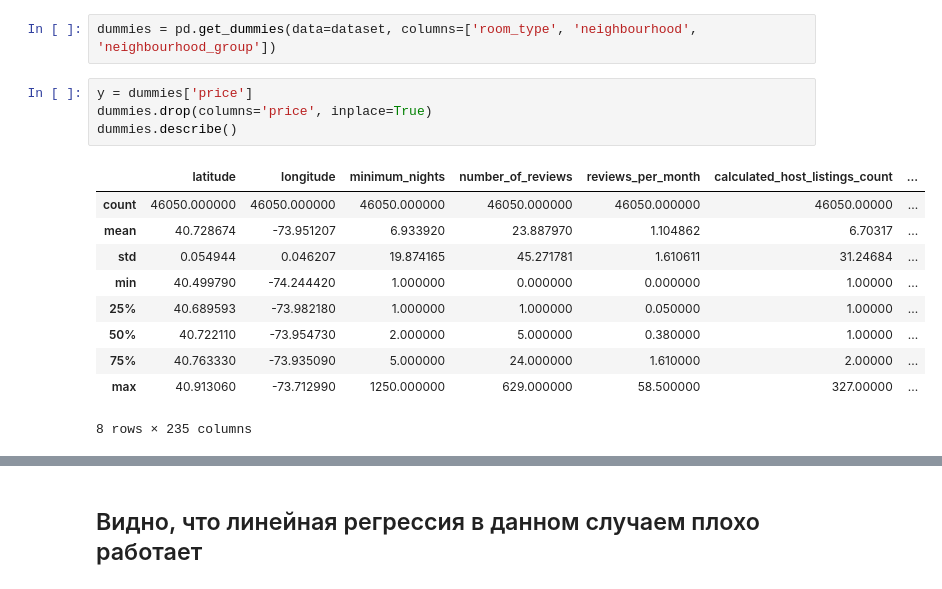
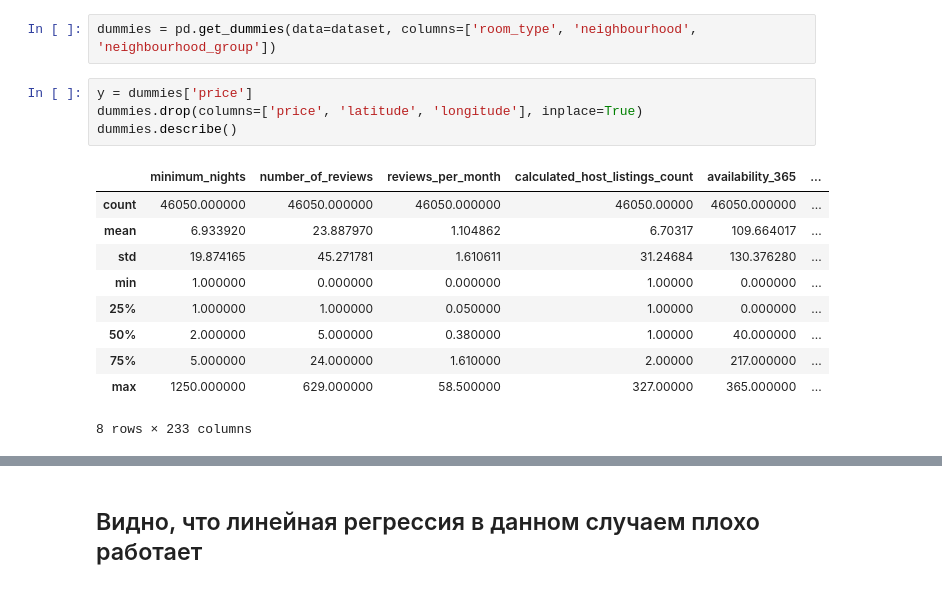
Before and after one commit to TefloniusMonk/intro, a Jupyter notebook: notebooks/air_bnb.ipynb, the cells around one changed output, grey strips where cells are left out. Cells and saved outputs as stored; diff of their text form.

```diff
--- a/notebooks/air_bnb.ipynb
+++ b/notebooks/air_bnb.ipynb
@@ -198,19 +226,19 @@ dataset.sort_values(by='relative_dist',ascending=False).head()
 dummies = pd.get_dummies(data=dataset, columns=['room_type', 'neighbourhood', 'neighbourhood_group'])
 # %%
 y = dummies['price']
-dummies.drop(columns='price', inplace=True)
+dummies.drop(columns=['price', 'latitude', 'longitude'], inplace=True)
 dummies.describe()
 # %% [output]
-|  | latitude | longitude | minimum_nights | number_of_reviews | reviews_per_month | calculated_host_listings_count | ... |
-| count | 46050.000000 | 46050.000000 | 46050.000000 | 46050.000000 | 46050.000000 | 46050.00000 | ... |
-| mean | 40.728674 | -73.951207 | 6.933920 | 23.887970 | 1.104862 | 6.70317 | ... |
-| std | 0.054944 | 0.046207 | 19.874165 | 45.271781 | 1.610611 | 31.24684 | ... |
-| min | 40.499790 | -74.244420 | 1.000000 | 0.000000 | 0.000000 | 1.00000 | ... |
-| 25% | 40.689593 | -73.982180 | 1.000000 | 1.000000 | 0.050000 | 1.00000 | ... |
-| 50% | 40.722110 | -73.954730 | 2.000000 | 5.000000 | 0.380000 | 1.00000 | ... |
-| 75% | 40.763330 | -73.935090 | 5.000000 | 24.000000 | 1.610000 | 2.00000 | ... |
-| max | 40.913060 | -73.712990 | 1250.000000 | 629.000000 | 58.500000 | 327.00000 | ... |
+|  | minimum_nights | number_of_reviews | reviews_per_month | calculated_host_listings_count | availability_365 | ... |
+| count | 46050.000000 | 46050.000000 | 46050.000000 | 46050.00000 | 46050.000000 | ... |
+| mean | 6.933920 | 23.887970 | 1.104862 | 6.70317 | 109.664017 | ... |
+| std | 19.874165 | 45.271781 | 1.610611 | 31.24684 | 130.376280 | ... |
+| min | 1.000000 | 0.000000 | 0.000000 | 1.00000 | 0.000000 | ... |
+| 25% | 1.000000 | 1.000000 | 0.050000 | 1.00000 | 0.000000 | ... |
+| 50% | 2.000000 | 5.000000 | 0.380000 | 1.00000 | 40.000000 | ... |
+| 75% | 5.000000 | 24.000000 | 1.610000 | 2.00000 | 217.000000 | ... |
+| max | 1250.000000 | 629.000000 | 58.500000 | 327.00000 | 365.000000 | ... |
-8 rows × 235 columns
+8 rows × 233 columns
 # %%
 X_train, X_test, y_train, y_test = train_test_split(dummies, y, test_size=0.33,
                                                         random_state=42)
```
Also changed, not shown: parts of 15 cells of this notebook, 1 other file.
